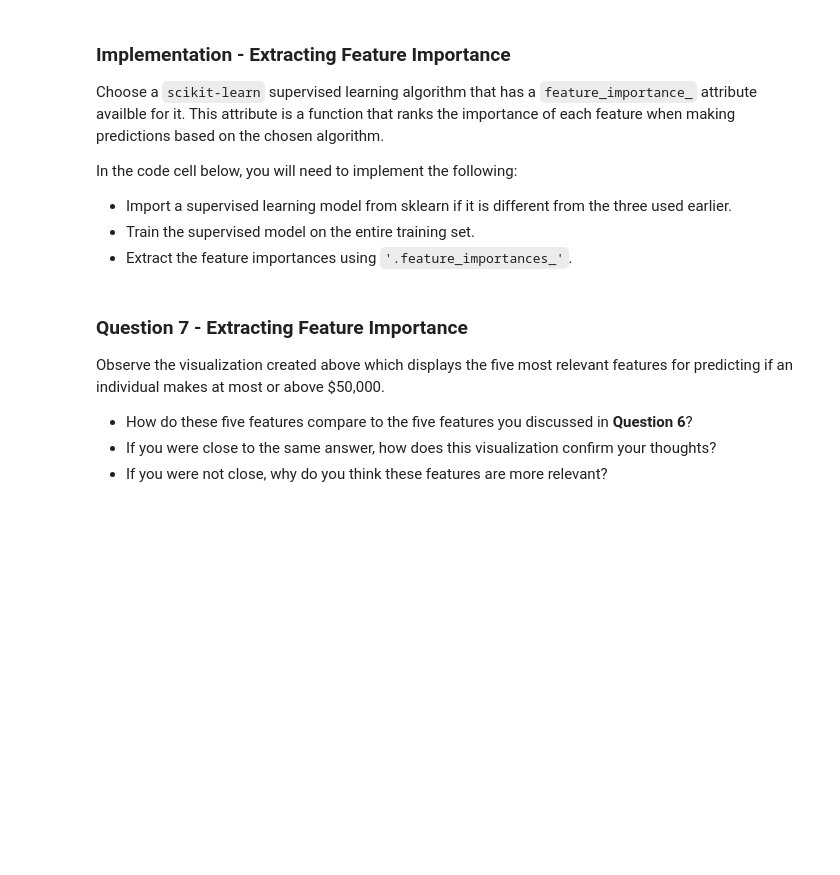
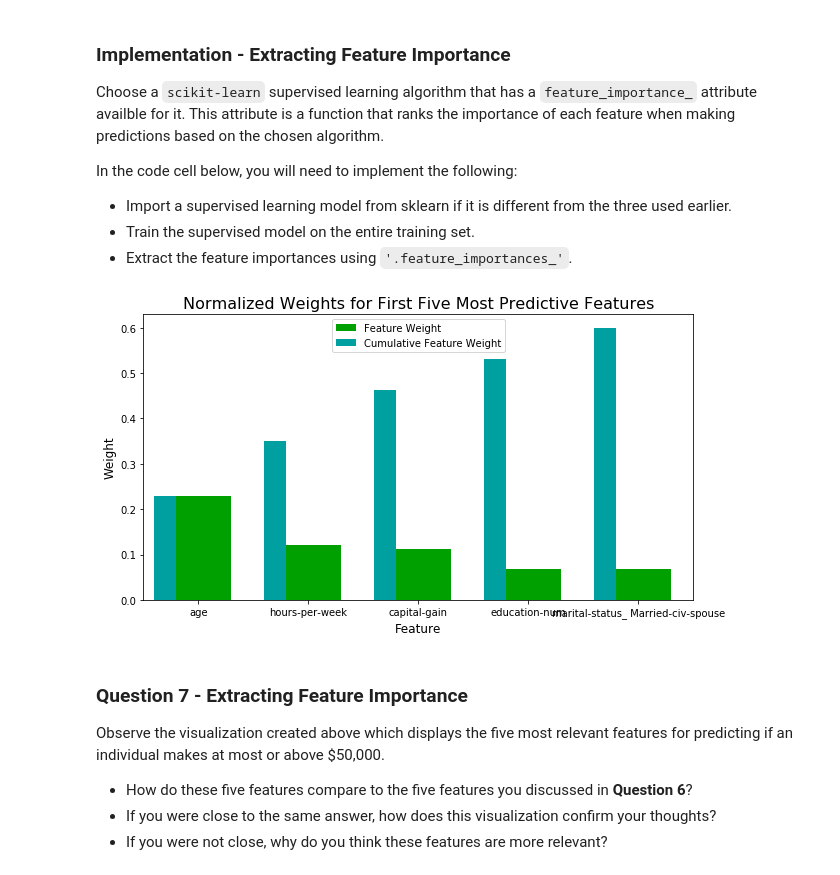
Before and after one commit to a1exkiselev/udacity_ml, a Jupyter notebook: projects/finding_donors/finding_donors.ipynb, the cells around one changed output. Saved outputs shown, nothing was run; the diff lists cells and outputs as text; code cells hidden in the pictures; blank space fills up the shorter version.

```diff
--- a/projects/finding_donors/finding_donors.ipynb
+++ b/projects/finding_donors/finding_donors.ipynb
@@ -583,16 +591,19 @@ In the code cell below, you will need to implement the following:
  - Extract the feature importances using `'.feature_importances_'`.
 # %%
 # TODO: Import a supervised learning model that has 'feature_importances_'
-
+from sklearn.ensemble import RandomForestClassifier
 
 # TODO: Train the supervised model on the training set using .fit(X_train, y_train)
-model = None
+clf = RandomForestClassifier()
+model = clf.fit(X_train, y_train)
 
 # TODO: Extract the feature importances using .feature_importances_
-importances = None
+importances = clf.feature_importances_
 
 # Plot
 vs.feature_plot(importances, X_train, y_train)
+# %% [output]
+[figure, added]
 # %% [markdown]
 ### Question 7 - Extracting Feature Importance
 
```
Also changed, not shown: parts of 11 cells of this notebook, 6 other files.
